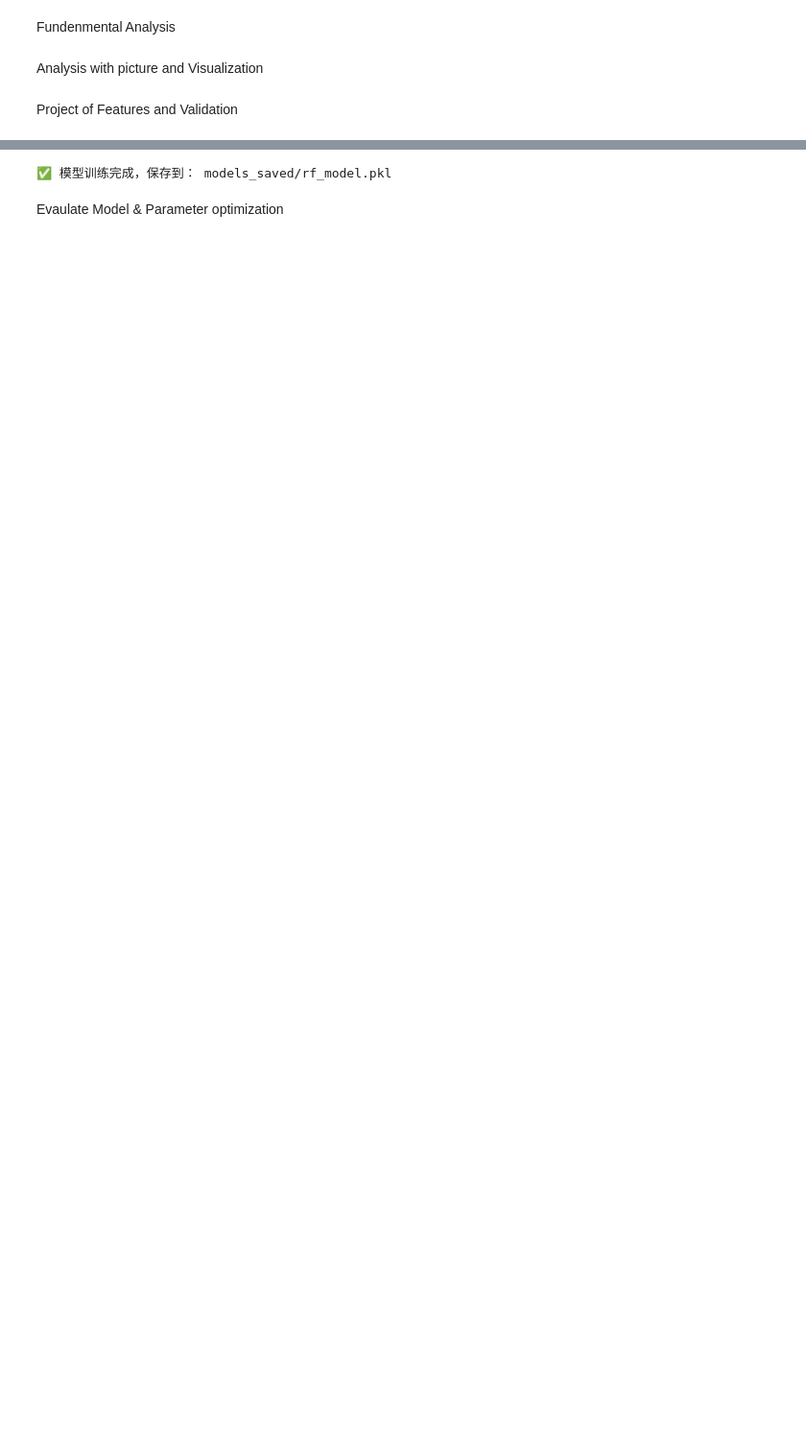
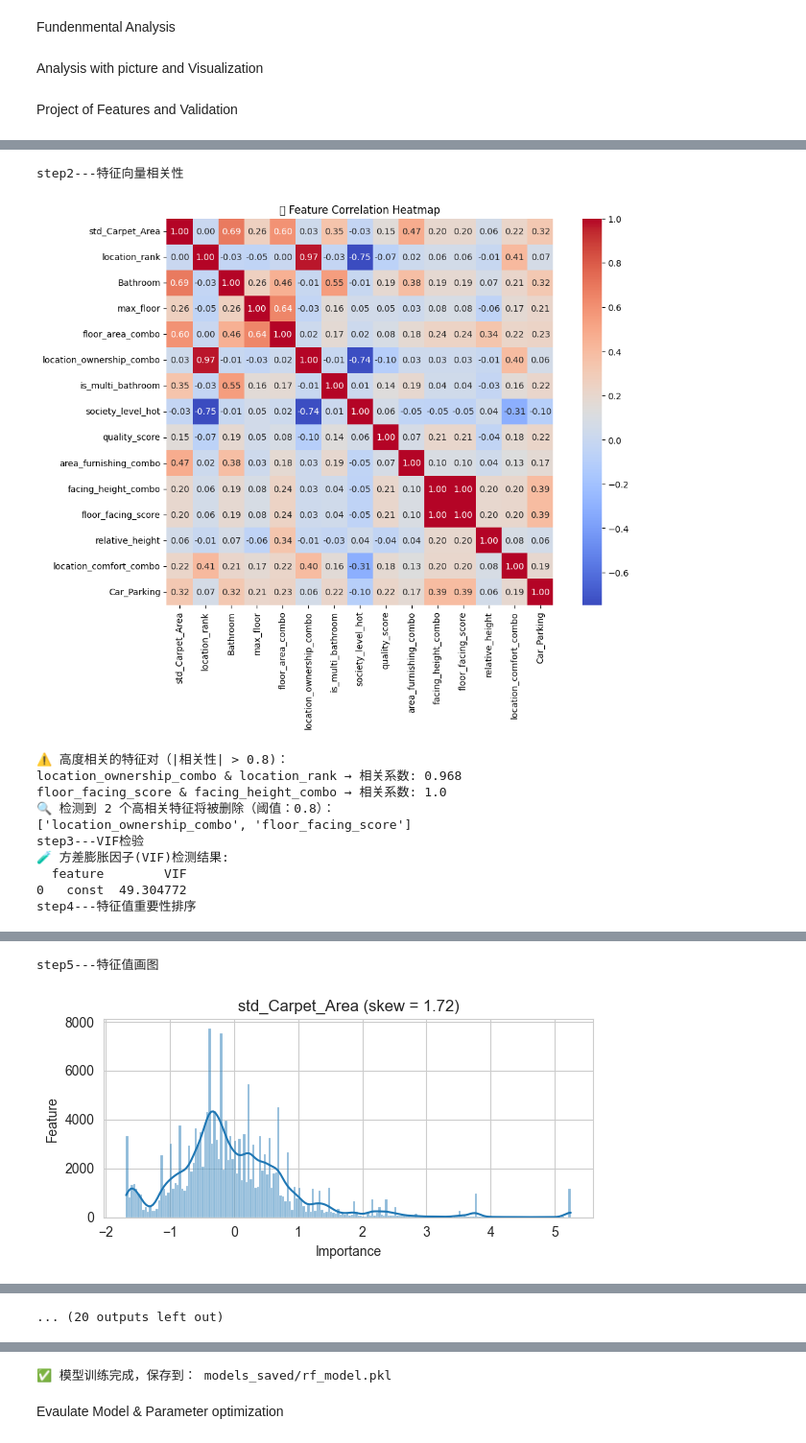
Before and after one commit to St-alpha-hunter/House_price_platform, a Jupyter notebook: notebooks/practice.ipynb, the cells around one changed output, grey strips where cells are left out. Shown at 96% size. Cells and saved outputs as stored; diff of their text form; code cells hidden in the pictures; blank space fills up the shorter version.

```diff
--- a/notebooks/practice.ipynb
+++ b/notebooks/practice.ipynb
@@ -123,0 +138,12 @@ society_level_hot & location_rank → 相关系数: -0.746
+# %%
+print("打印df_cleaned表头")
+print(df_cleaned_features.columns.tolist())
+#筛选特征值
+print("step1---筛选特征值")
+# 分析每个特征数下的最优组合
+df_result = feature_selection_by_k(df_cleaned[My_features], target_col = df_cleaned["Amount_clean"], max_k=20, rank_features=10, model_cls = RandomForestRegressor)
+print(df_result)
+# 直接选出最终最重要的15个特征
+top_features = select_final_top_features(df_cleaned[My_features], target_col = df_cleaned["Amount_clean"], max_k=20, top_k=15, model_cls = RandomForestRegressor)
+for feature in top_features:
+    print(feature)
@@ -123,0 +171,30 @@ society_level_hot & location_rank → 相关系数: -0.746
+# %%
+#特征向量相关性 + 自动剔除高相关
+print("step2---特征向量相关性")
+advanced_feature = plot_feature_correlation(df_cleaned_features, features = top_features, threshold=0.8)
+#VIF检验 + 自动剔除高度VIF
+print("step3---VIF检验")
+advanced_features_ultimate = check_multicollinearity(df_cleaned_features, features=advanced_feature,threshold=8)
+#特征值重要性排序
+print("step4---特征值重要性排序")
+deep_analysis = FeatureDeepAnalysis(df_cleaned,features=advanced_features_ultimate,model_cls=RandomForestRegressor,target_col="Amount_clean")
+deep_analysis.plot_feature_importance()
+#特征值画图
+print("step5---特征值画图")
+deep_analysis.plot_feature_distribution()
+#特征值和目标变量的相关性
+print("step6---特征值和目标变量的相关性")
+deep_analysis.plot_feature_vs_target()
+# %% [output]
+step2---特征向量相关性
+[figure, added]
+⚠️ 高度相关的特征对（|相关性| > 0.8)：
+location_ownership_combo & location_rank → 相关系数: 0.968
+floor_facing_score & facing_height_combo → 相关系数: 1.0
+🔍 检测到 2 个高相关特征将被删除（阈值：0.8）：
+['location_ownership_combo', 'floor_facing_score']
+step3---VIF检验
+🧪 方差膨胀因子(VIF)检测结果:
+  feature        VIF
+0   const  49.304772
+step4---特征值重要性排序
@@ -123,0 +202,2 @@ society_level_hot & location_rank → 相关系数: -0.746
+step5---特征值画图
+[figure, added]
@@ -124 +210,2 @@ society_level_hot & location_rank → 相关系数: -0.746
+... (20 outputs left out)
 # %% [markdown]
```
Also changed, not shown: parts of 22 cells of this notebook, 16 other files.
